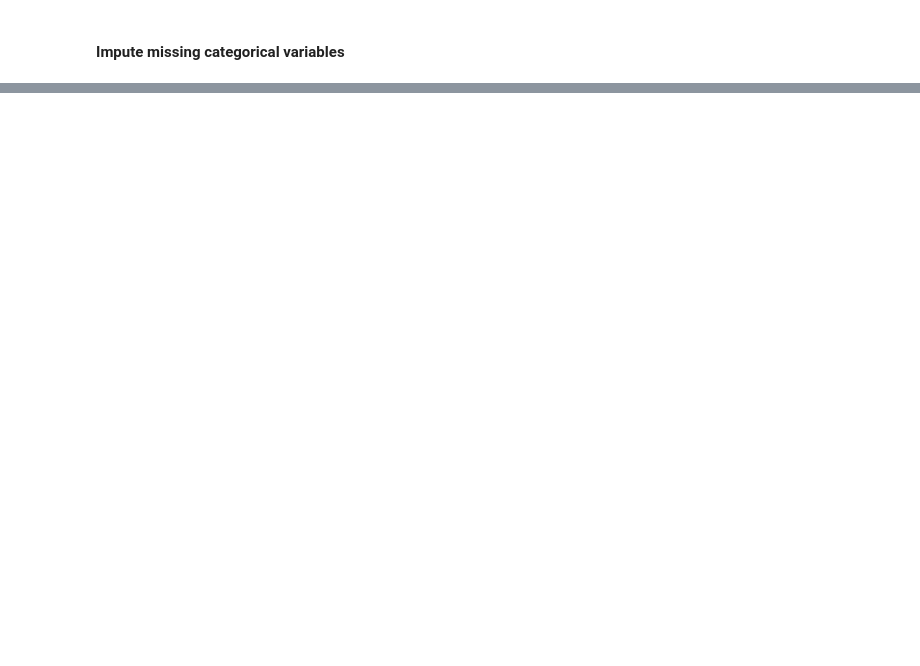
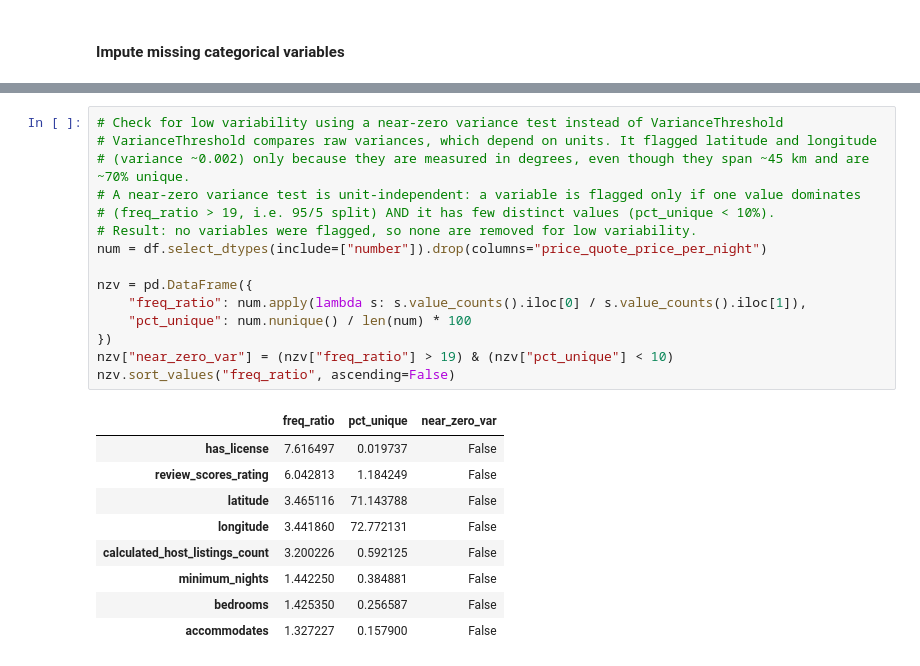
Before and after one commit to seanj2508/nashville_airbnb_ml, a Jupyter notebook: notebooks/cleaning.ipynb, the cells around one changed output, grey strips where cells are left out. Drawn from its saved outputs; the diff is of its cells as text; blank space fills up the shorter version.

```diff
--- a/notebooks/cleaning.ipynb
+++ b/notebooks/cleaning.ipynb
@@ -194,0 +232,25 @@ df[cat_cols].isnull().sum()
+# %%
+# Check for low variability using a near-zero variance test instead of VarianceThreshold
+# VarianceThreshold compares raw variances, which depend on units. It flagged latitude and longitude
+# (variance ~0.002) only because they are measured in degrees, even though they span ~45 km and are ~70% unique.
+# A near-zero variance test is unit-independent: a variable is flagged only if one value dominates
+# (freq_ratio > 19, i.e. 95/5 split) AND it has few distinct values (pct_unique < 10%).
+# Result: no variables were flagged, so none are removed for low variability.
+num = df.select_dtypes(include=["number"]).drop(columns="price_quote_price_per_night")
+
+nzv = pd.DataFrame({
+    "freq_ratio": num.apply(lambda s: s.value_counts().iloc[0] / s.value_counts().iloc[1]),
+    "pct_unique": num.nunique() / len(num) * 100
+})
+nzv["near_zero_var"] = (nzv["freq_ratio"] > 19) & (nzv["pct_unique"] < 10)
+nzv.sort_values("freq_ratio", ascending=False)
+# %% [output]
+|  | freq_ratio | pct_unique | near_zero_var |
+| has_license | 7.616497 | 0.019737 | False |
+| review_scores_rating | 6.042813 | 1.184249 | False |
+| latitude | 3.465116 | 71.143788 | False |
+| longitude | 3.441860 | 72.772131 | False |
+| calculated_host_listings_count | 3.200226 | 0.592125 | False |
+| minimum_nights | 1.442250 | 0.384881 | False |
+| bedrooms | 1.425350 | 0.256587 | False |
+| accommodates | 1.327227 | 0.157900 | False |
```
Also changed, not shown: parts of 12 cells of this notebook.
